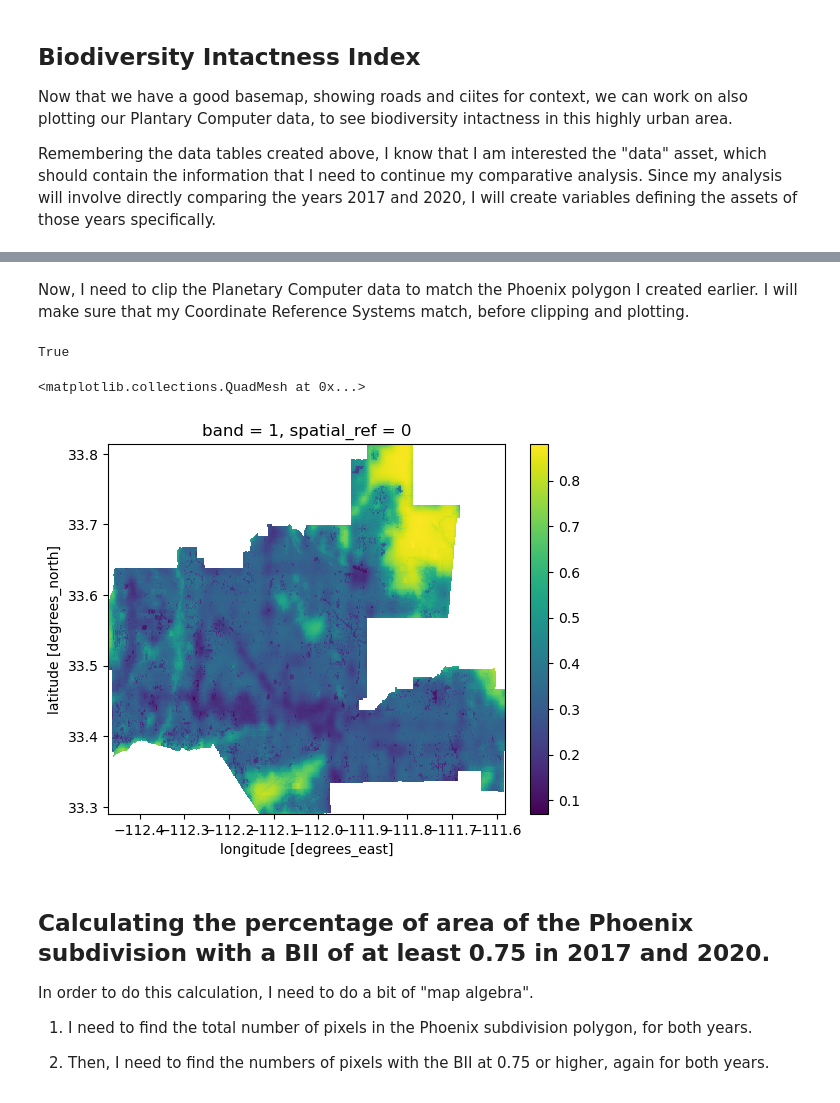
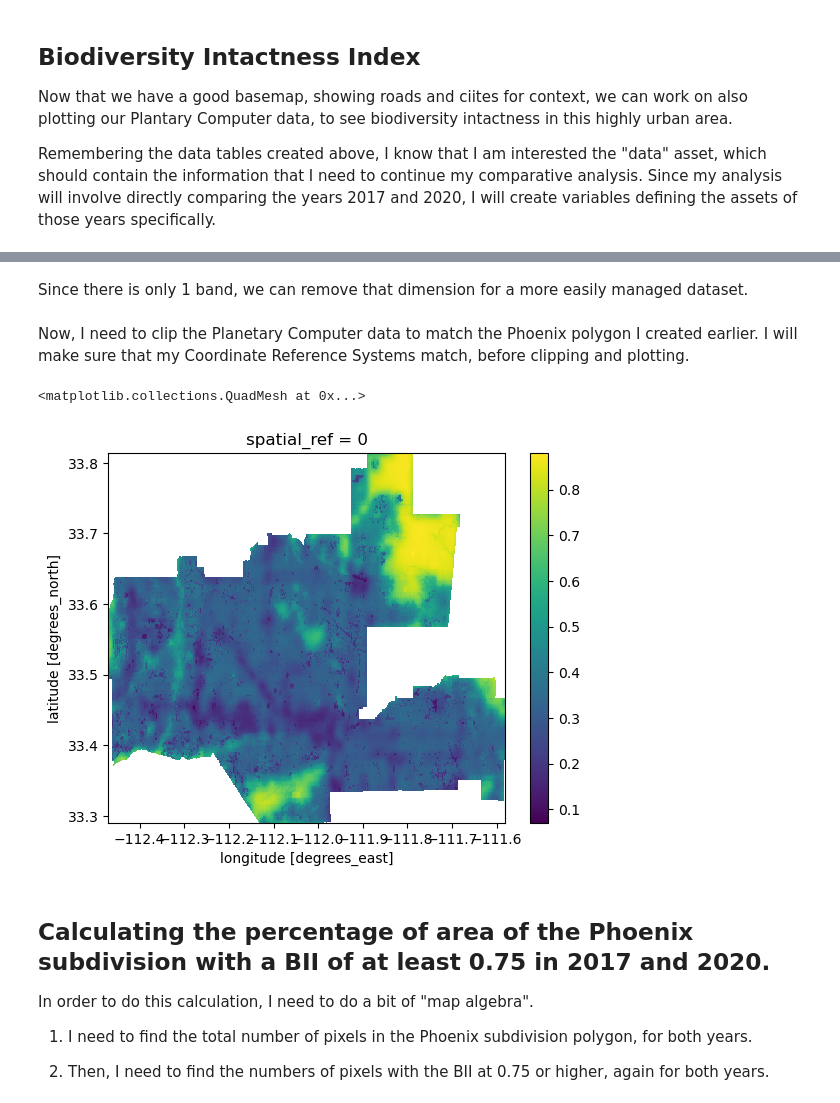
Before and after one commit to jorb1/BII_analysis_phoenix, a Jupyter notebook: BII_analysis.ipynb, the cells around one changed output, grey strips where cells are left out. Saved outputs shown, nothing was run; the diff lists cells and outputs as text; code cells hidden in the pictures.

Commit message:
Work on visualizations

```diff
--- a/BII_analysis.ipynb
+++ b/BII_analysis.ipynb
@@ -231,24 +234,28 @@ phx_2020_data = rioxr.open_rasterio(phx_2020_asset.href)
+# %% [markdown]
+Since there is only 1 band, we can remove that dimension for a more easily managed dataset.
+# %%
+phx_2017_data = phx_2017_data.squeeze().drop_vars('band')
+phx_2020_data = phx_2020_data.squeeze().drop_vars('band')
 # %% [markdown]
 Now, I need to clip the Planetary Computer data to match the Phoenix polygon I created earlier. I will make sure that my Coordinate Reference Systems match, before clipping and plotting.
 # %%
 # Match CRSs
 phoenix = phoenix.to_crs(phx_2017_data.rio.crs)
 
-# Print check to ensure it worked
-print(phoenix.crs == phx_2017_data.rio.crs)
+# Assert check to ensure it worked
+assert phoenix.crs == phx_2017_data.rio.crs
 
 # Clip 2017 BII raster to the Phoenix polygon
 phx_clip_2017 = phx_2017_data.rio.clip(phoenix["geometry"])
 
 # And again for 2020
 phx_clip_2020 =  phx_2020_data.rio.clip(phoenix["geometry"])
 
-# Let's see how that looks for 2017 and 2020
+# Let's see how that looks for 2017
 phx_clip_2017.plot()
 # %% [output]
-True
+<matplotlib.collections.QuadMesh at 0x...>
-<matplotlib.collections.QuadMesh at 0x...>
-[figure, old version]
+[figure, new version]
 # %% [markdown]
 ## Calculating the percentage of area of the Phoenix subdivision with a BII of at least 0.75 in 2017 and 2020.
 
```
Also changed, not shown: parts of 7 cells of this notebook.
